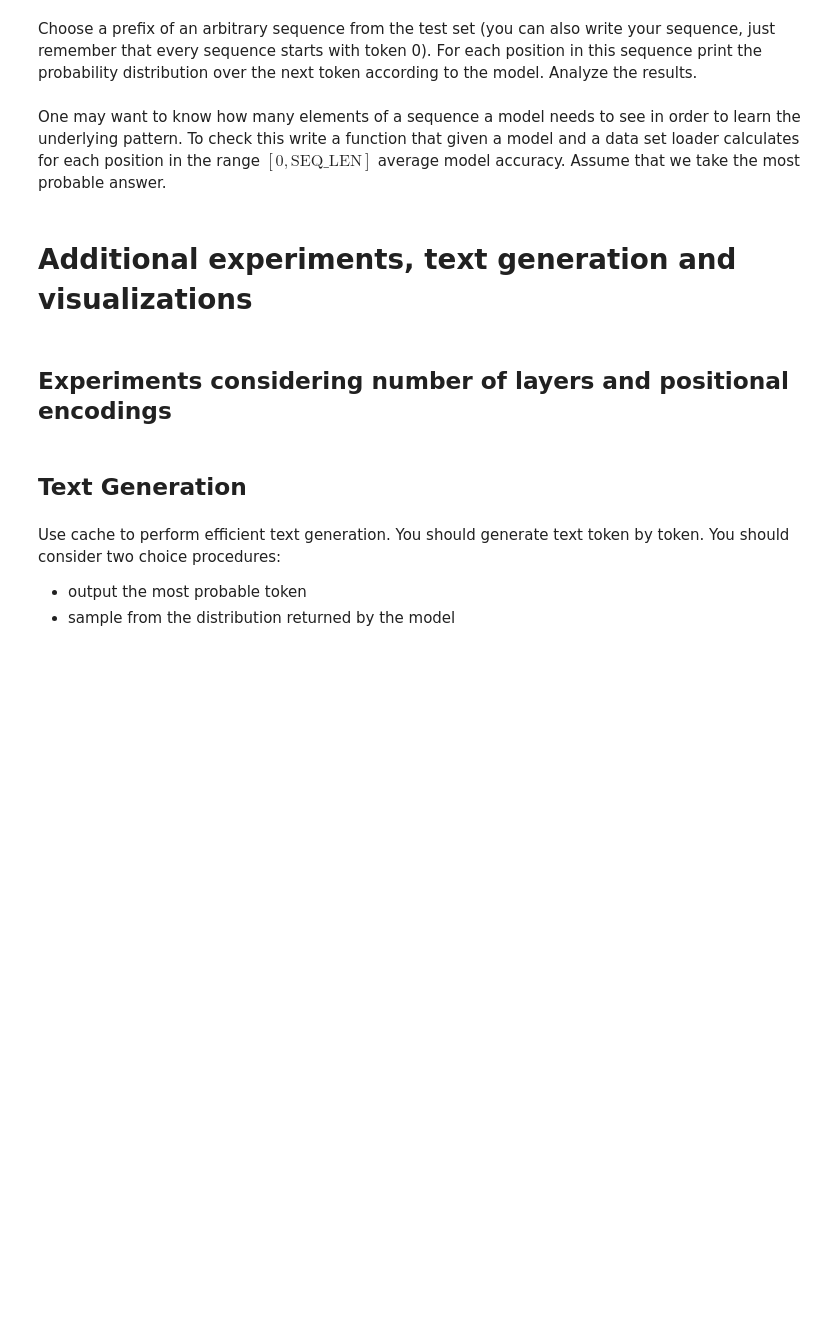
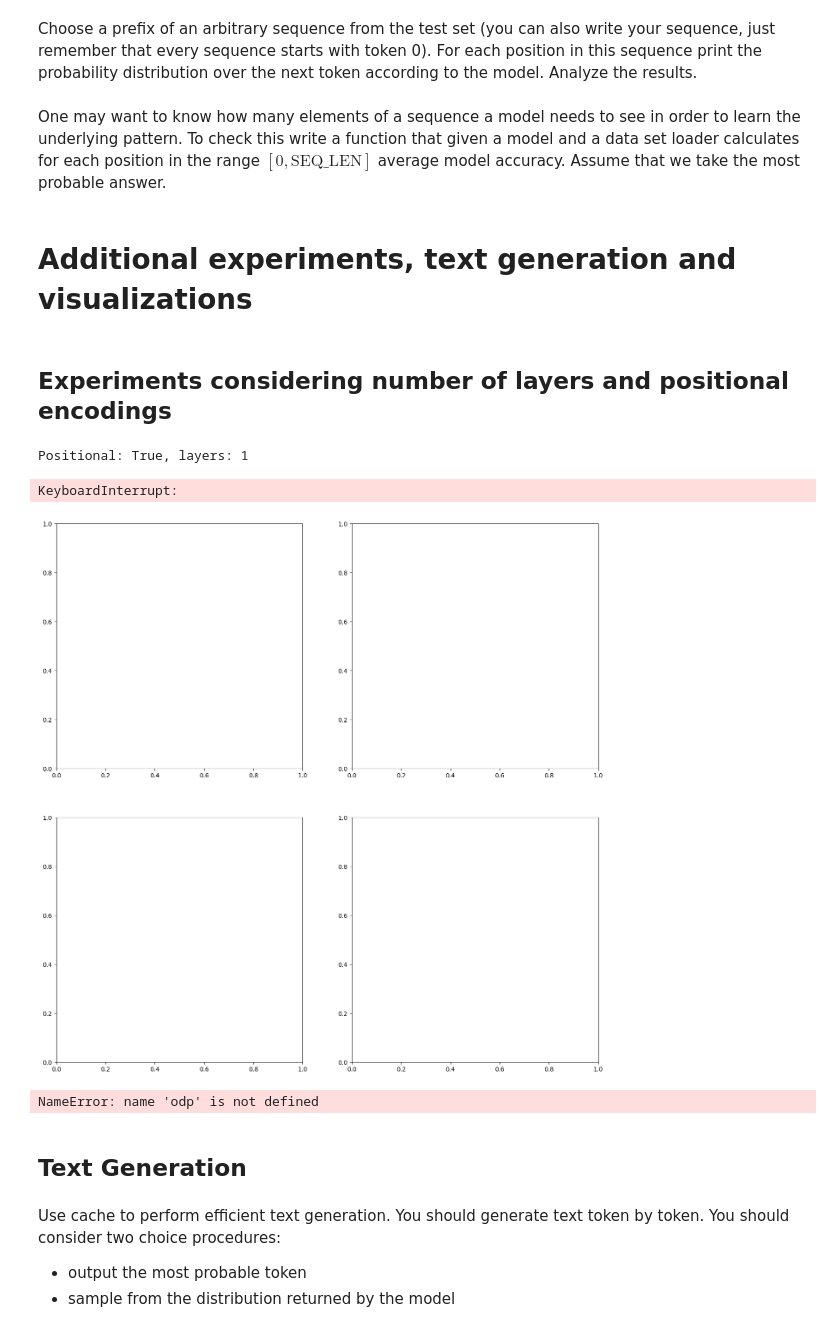
Before and after one commit to Wesenheit/DNN-Projects, a Jupyter notebook: P3_transformers/hw3_transformer_student.ipynb, the cells around one changed output. Saved outputs shown, nothing was run; the diff lists cells and outputs as text; code cells hidden in the pictures; blank space fills up the shorter version.

```diff
--- a/P3_transformers/hw3_transformer_student.ipynb
+++ b/P3_transformers/hw3_transformer_student.ipynb
@@ -424,6 +438,15 @@ class DecoderLayer(torch.nn.Module):
         x_new=self.ff(x_new)
         x=x+x_new
         return x, cache
+    def predict(self,x,cache):
+        x_new=self.norm1(x)
+        x_new,cache=self.mha.predict(x_new,cache)
+        #print(x_new.shape,x.shape)
+        x=x+x_new
+        x_new=self.norm2(x)
+        x_new=self.ff(x_new)
+        x=x+x_new
+        return x, cache
 # %% [markdown]
 Implement positional encoding.
 # %%
@@ -516,7 +573,7 @@ def train(model, train_loader, test_loader, num_epoches):
         ti = iter(train_loader)
         epoch_total_loss = 0.0
         num_iters = 0
-        for td in ti:
+        for td in tqdm(ti):
             x, y = td
             x = x.to(DEVICE).swapdims(0, 1)
             y = y.to(DEVICE).swapdims(0, 1)
@@ -550,7 +645,8 @@ model = Decoder(vocab_size=VOCAB_SIZE,
                 d_ff=HIDDEN_FF,
                 num_heads=NUM_HEADS,
                 d_head=HEAD_DIM,
-                num_layers=NUM_LAYERS)
+                num_layers=NUM_LAYERS,
+               POSITIONAL=POSITIONAL)
 
 model.to(DEVICE)
 train(model, TRAIN_LOADER, TEST_LOADER, 50)
@@ -613,3 +707,40 @@ To check this write a function that given a model and a data set loader calculat
+# %%
+parameters=[[True,1],[True,2],[True,3],[True,4],[True,5],[False,1],
+           [False,2],[False,3],[False,4],[False,5]]
+fig,axes=plt.subplots(2,2,figsize=(16,16))
+for parameter in parameters:
+    print("Positional: {}, layers: {}".format(*parameter))
+    odp=train_with_save(parameter, TRAIN_LOADER,TEST_LOADER,50)
+    pop=2 if not parameter[0] else 0
+    ax=axes.flatten()[0+pop]
+    ax.plot(odp[:,0],odp[:,1],label="Layers: {}".format(parameter[1]),marker=".")
+    ax=axes.flatten()[1+pop]
+    ax.plot(odp[:,0],odp[:,2],label="Layers: {}".format(parameter[1]),marker=".")
+ax=axes.flatten()[0]
+ax.legend()
+ax.grid()
+ax.set_title("Loss")
+ax=axes.flatten()[1]
+ax.legend()
+ax.grid()
+ax.set_title("Accuracy on test set")
+ax=axes.flatten()[2]
+ax.legend()
+ax.grid()
+ax.set_title("Loss (without encoding)")
+ax=axes.flatten()[3]
+ax.legend()
+ax.grid()
+ax.set_title("Accuracy (without encoding)")
+plt.plot()
+# %% [output]
+Positional: True, layers: 1
+KeyboardInterrupt:
+[figure, added]
+# %%
+odp
+# %% [output]
+NameError: name 'odp' is not defined
 # %% [markdown]
 ## Text Generation
 # %% [markdown]
```
Also changed, not shown: parts of 18 cells of this notebook.
